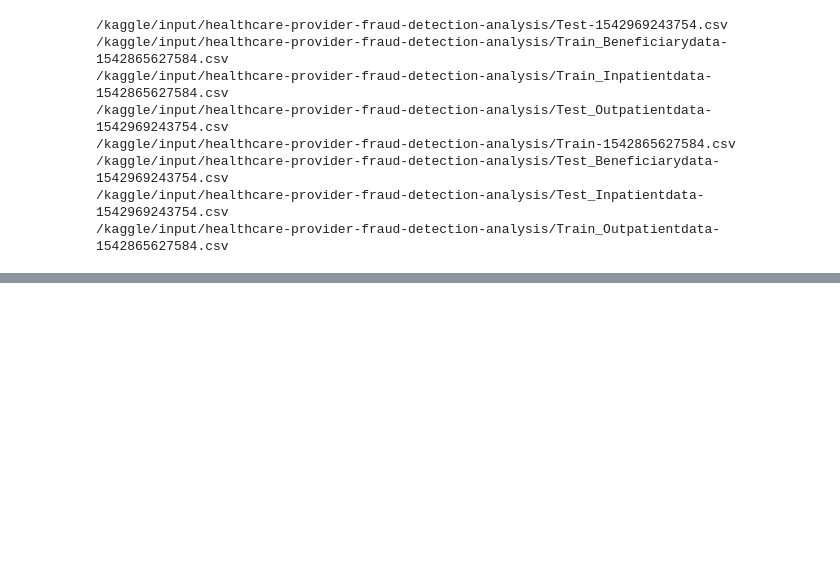
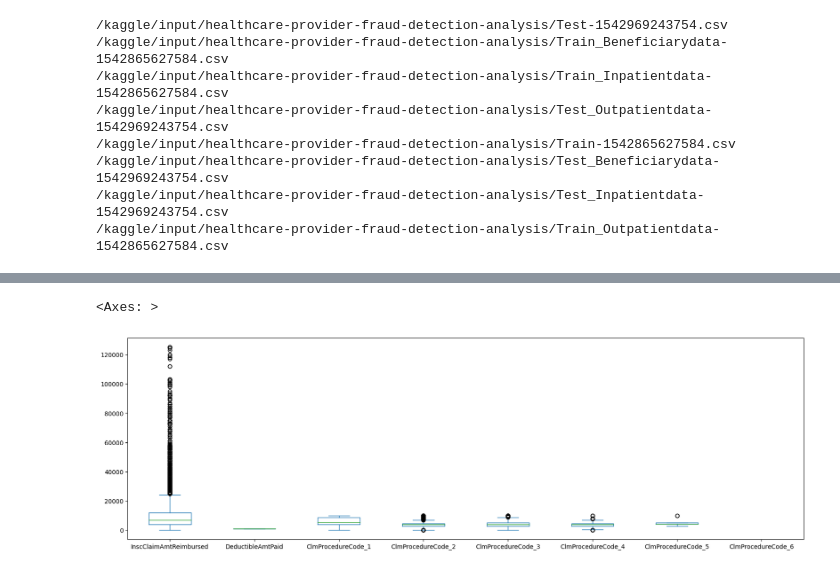
Before and after one commit to bkdevart/health_claims, a Jupyter notebook: health-claims.ipynb, the cells around one changed output, grey strips where cells are left out. Saved outputs shown, nothing was run; the diff lists cells and outputs as text; code cells hidden in the pictures; blank space fills up the shorter version.

Commit message:
Kaggle Notebook | health_claims | Data setup, initial numerical distribution study

```diff
--- a/health-claims.ipynb
+++ b/health-claims.ipynb
@@ -25,3 +25,6 @@ for dirname, _, filenames in os.walk('/kaggle/input'):
 /kaggle/input/healthcare-provider-fraud-detection-analysis/Test_Beneficiarydata-1542969243754.csv
 /kaggle/input/healthcare-provider-fraud-detection-analysis/Test_Inpatientdata-1542969243754.csv
 /kaggle/input/healthcare-provider-fraud-detection-analysis/Train_Outpatientdata-1542865627584.csv
+# %%
+df_inpatient = pd.read_csv('/kaggle/input/healthcare-provider-fraud-detection-analysis/Train_Inpatientdata-1542865627584.csv')
+df_inpatient.head()
@@ -27,0 +59,3 @@ for dirname, _, filenames in os.walk('/kaggle/input'):
+# %%
+numerical_cols = df_inpatient.select_dtypes(include=['number']).columns.tolist()
+numerical_cols
@@ -27,0 +92,5 @@ for dirname, _, filenames in os.walk('/kaggle/input'):
+# %%
+df_inpatient[numerical_cols].plot(kind='box', figsize=(20, 6))
+# %% [output]
+<Axes: >
+[figure, added]
```
Also changed, not shown: parts of 10 cells of this notebook.
